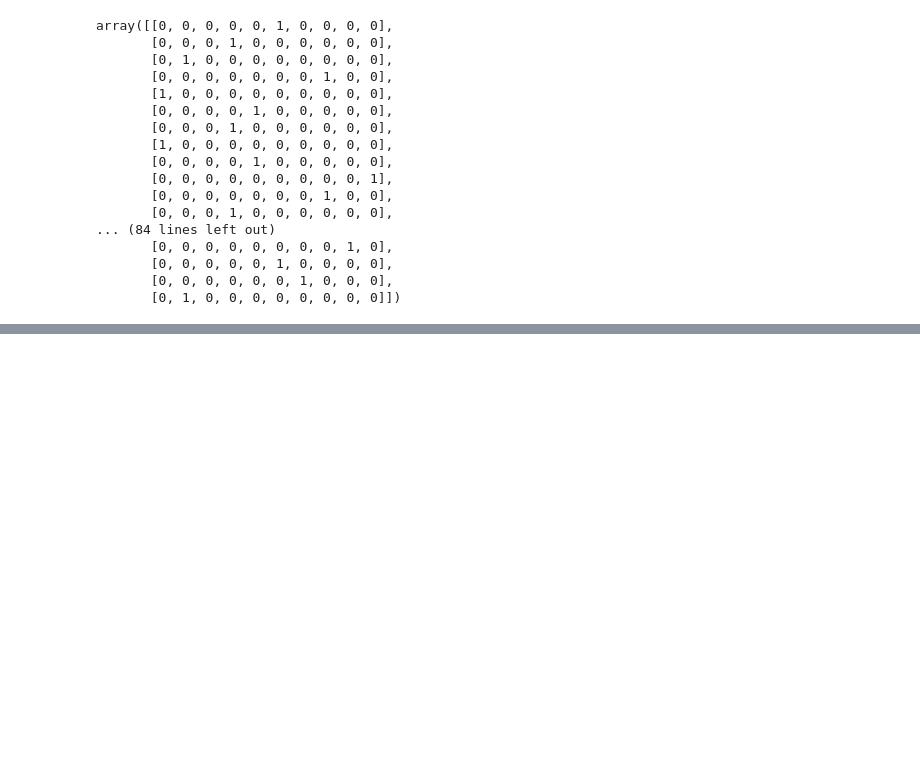
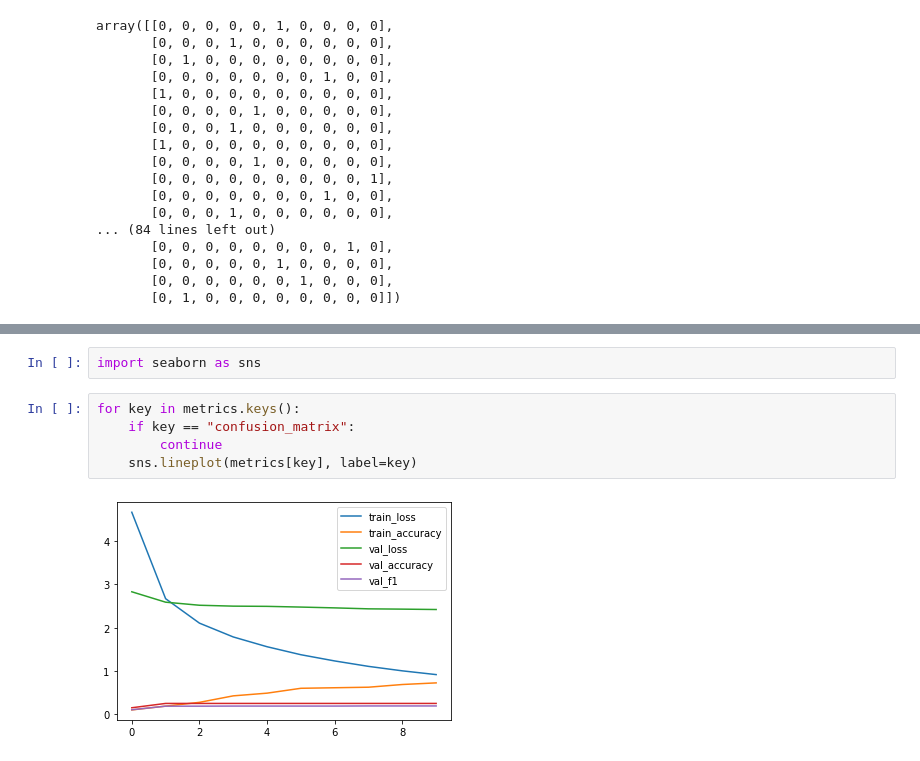
Before and after one commit to asifajrof/cse-472-offlines, a Jupyter notebook: offline-4-cnn/codes/testing.ipynb, the cells around one changed output, grey strips where cells are left out. Saved outputs shown, nothing was run; the diff lists cells and outputs as text; blank space fills up the shorter version.

```diff
--- a/offline-4-cnn/codes/testing.ipynb
+++ b/offline-4-cnn/codes/testing.ipynb
@@ -2513,0 +2540,9 @@ array([[0, 0, 0, 0, 0, 1, 0, 0, 0, 0],
+# %%
+import seaborn as sns
+# %%
+for key in metrics.keys():
+    if key == "confusion_matrix":
+        continue
+    sns.lineplot(metrics[key], label=key)
+# %% [output]
+[figure, added]
```
Also changed, not shown: parts of 7 cells of this notebook, 6 other files.
